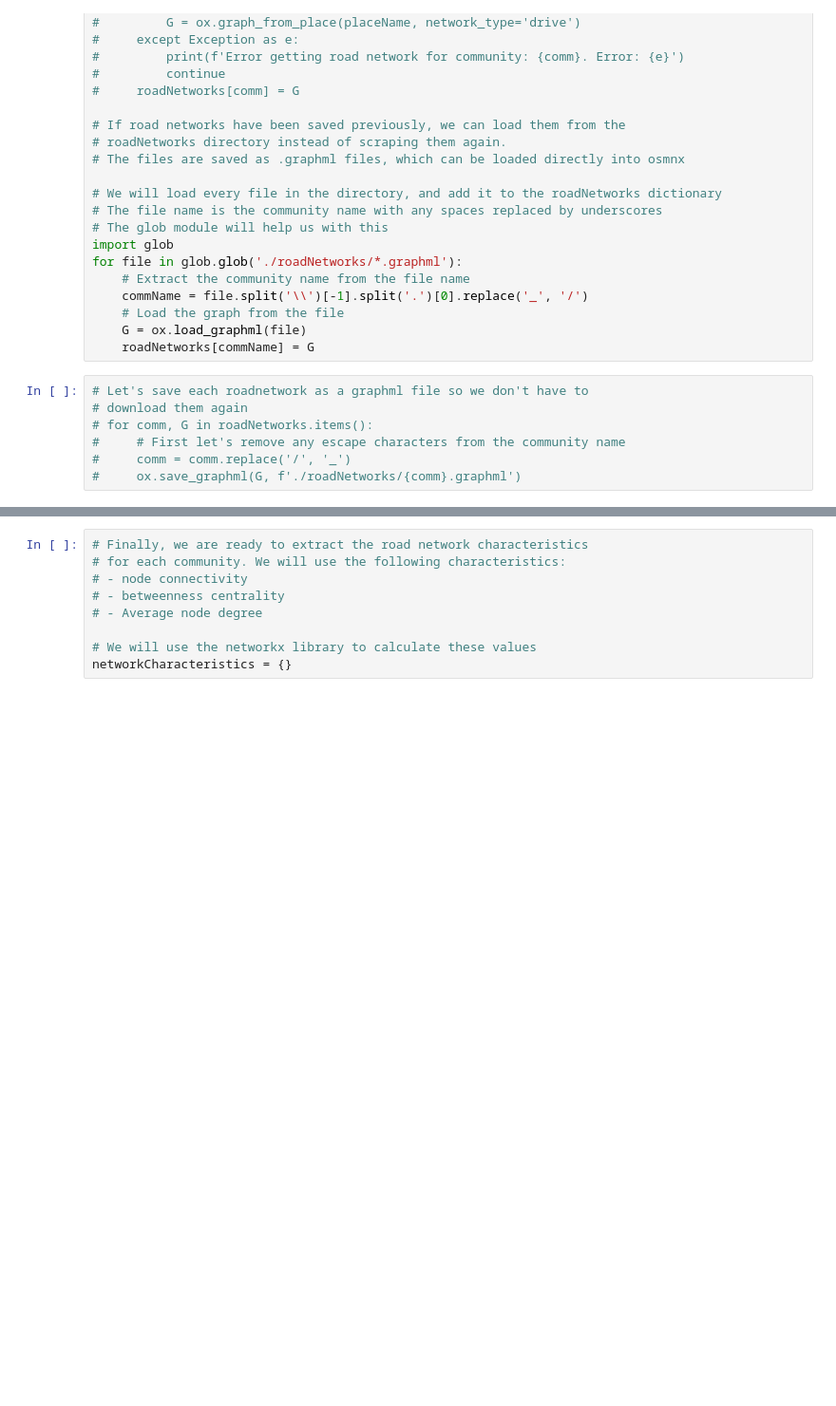
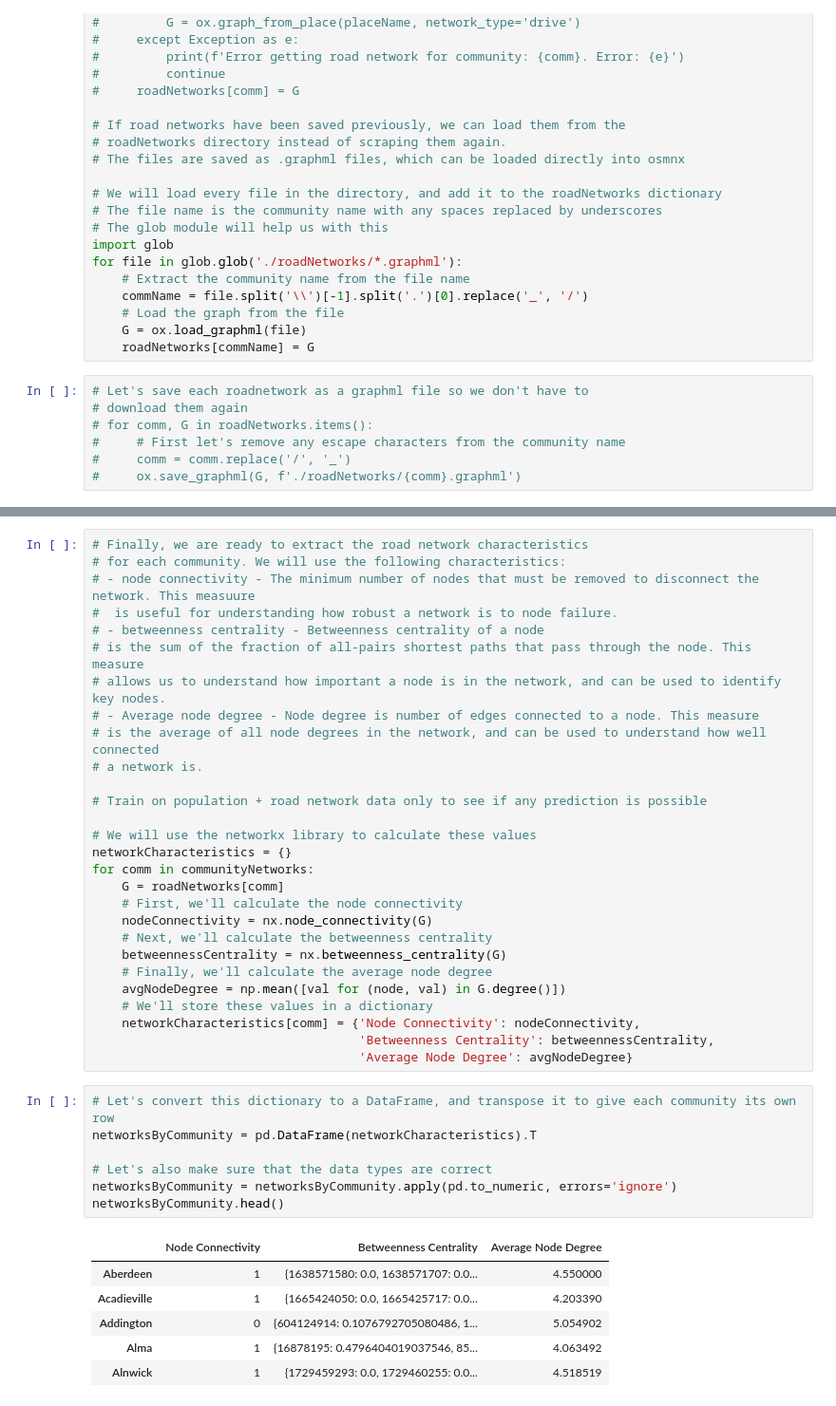
Before and after one commit to danesheppard/CommunityGrowthPrediction, a Jupyter notebook: dataScraping.ipynb, the cells around one changed output, grey strips where cells are left out. Shown at 95% size. Saved outputs shown, nothing was run; the diff lists cells and outputs as text; blank space fills up the shorter version.

```diff
--- a/dataScraping.ipynb
+++ b/dataScraping.ipynb
@@ -531,9 +537,42 @@ Plotting road network for Saint-Antoine
-# %%
-# Finally, we are ready to extract the road network characteristics
-# for each community. We will use the following characteristics:
-# - node connectivity
-# - betweenness centrality
-# - Average node degree
-
-# We will use the networkx library to calculate these values
-networkCharacteristics = {}
+# %%
+# Finally, we are ready to extract the road network characteristics
+# for each community. We will use the following characteristics:
+# - node connectivity - The minimum number of nodes that must be removed to disconnect the network. This measuure
+#  is useful for understanding how robust a network is to node failure.
+# - betweenness centrality - Betweenness centrality of a node
+# is the sum of the fraction of all-pairs shortest paths that pass through the node. This measure
+# allows us to understand how important a node is in the network, and can be used to identify key nodes.
+# - Average node degree - Node degree is number of edges connected to a node. This measure
+# is the average of all node degrees in the network, and can be used to understand how well connected
+# a network is.
+
+# Train on population + road network data only to see if any prediction is possible
+
+# We will use the networkx library to calculate these values
+networkCharacteristics = {}
+for comm in communityNetworks:
+    G = roadNetworks[comm]
+    # First, we'll calculate the node connectivity
+    nodeConnectivity = nx.node_connectivity(G)
+    # Next, we'll calculate the betweenness centrality
+    betweennessCentrality = nx.betweenness_centrality(G)
+    # Finally, we'll calculate the average node degree
+    avgNodeDegree = np.mean([val for (node, val) in G.degree()])
+    # We'll store these values in a dictionary
+    networkCharacteristics[comm] = {'Node Connectivity': nodeConnectivity,
+                                    'Betweenness Centrality': betweennessCentrality,
+                                    'Average Node Degree': avgNodeDegree}
+# %%
+# Let's convert this dictionary to a DataFrame, and transpose it to give each community its own row
+networksByCommunity = pd.DataFrame(networkCharacteristics).T
+
+# Let's also make sure that the data types are correct
+networksByCommunity = networksByCommunity.apply(pd.to_numeric, errors='ignore')
+networksByCommunity.head()
+# %% [output]
+|  | Node Connectivity | Betweenness Centrality | Average Node Degree |
+| Aberdeen | 1 | {1638571580: 0.0, 1638571707: 0.0... | 4.550000 |
+| Acadieville | 1 | {1665424050: 0.0, 1665425717: 0.0... | 4.203390 |
+| Addington | 0 | {604124914: 0.1076792705080486, 1... | 5.054902 |
+| Alma | 1 | {16878195: 0.4796404019037546, 85... | 4.063492 |
+| Alnwick | 1 | {1729459293: 0.0, 1729460255: 0.0... | 4.518519 |
```
Also changed, not shown: parts of 10 cells of this notebook, 5 other files.
